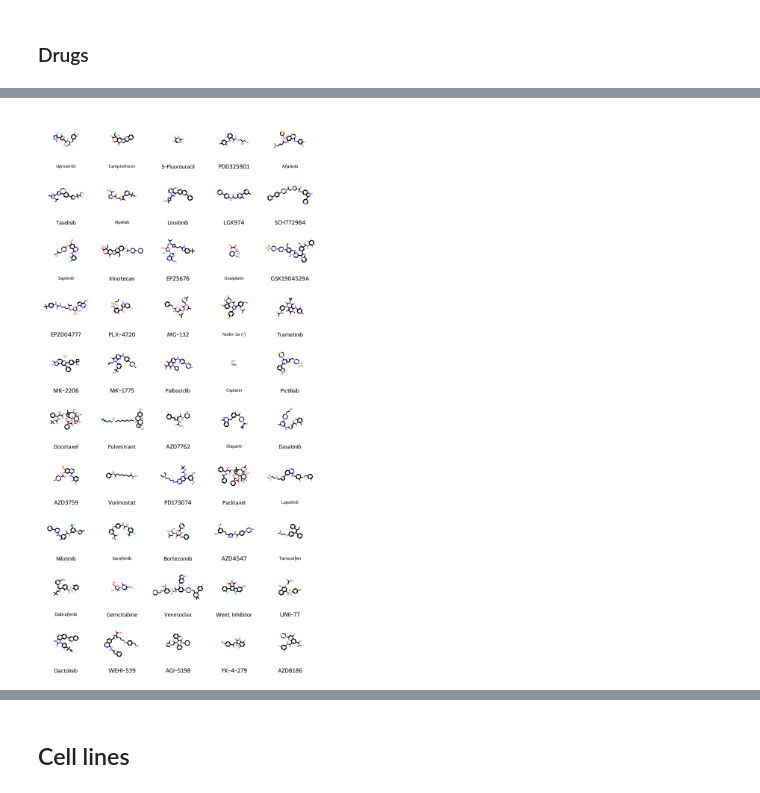
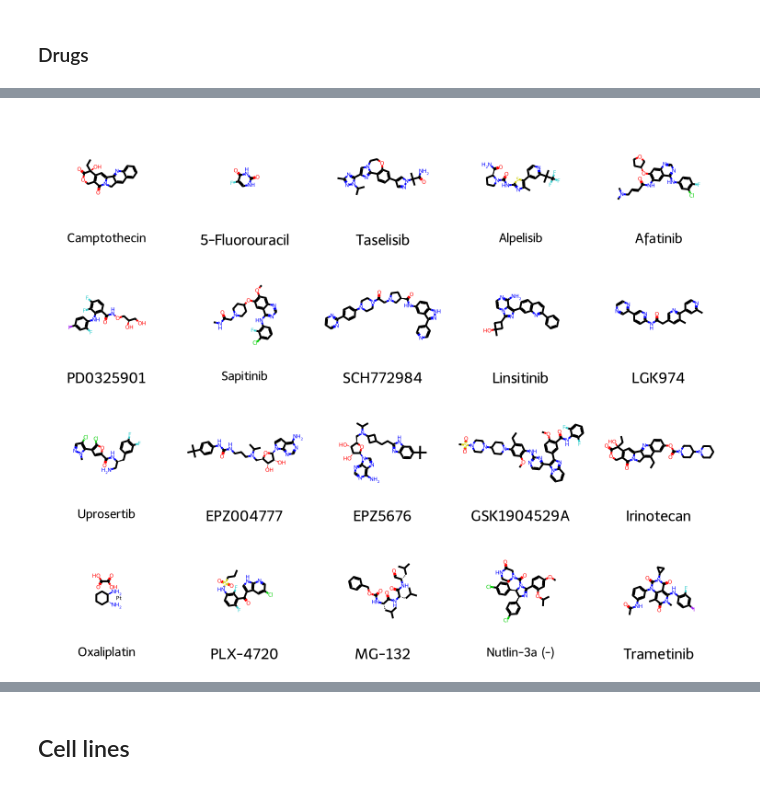
Before and after one commit to paulo-seixal/drug_sensitivity, a Jupyter notebook: exploration.ipynb, the cells around one changed output, grey strips where cells are left out. Saved outputs shown, nothing was run; the diff lists cells and outputs as text; code cells hidden in the pictures.

```diff
--- a/exploration.ipynb
+++ b/exploration.ipynb
@@ -6,3 +7,4 @@ import pandas as pd
 # %%
 #import data
-df = pd.read_pickle('data/gdsc2.pkl')
+data = DrugRes(name = 'GDSC2')
+df = data.get_data()
@@ -110,0 +124,4 @@ there are 1348 combinations that are duplicated, but with different results for
+# %%
+#remove duplicates
+df = df.drop_duplicates(subset=['Drug_ID', 'Cell Line_ID'], keep='first')
+df.shape
@@ -113,5 +149,6 @@ there are 1348 combinations that are duplicated, but with different results for
 # %%
 from rdkit.Chem import PandasTools
 # %%
-drugs = df.groupby('ID1').agg({'X1': 'first', 'ID1': 'count', 'Y': 'mean'}).rename(columns={'ID1': 'Count', 'Y': 'Mean_Y'}).reset_index()
+drugs = df.groupby('Drug_ID').agg({'Drug': 'first', 'Drug_ID': 'count', 'Y': 'mean'}).rename(columns={'Drug_ID': 'Count', 'Y': 'Mean_Y'}).reset_index()
 drugs = drugs.sort_values(by='Count', ascending=False)
+drugs.head()
@@ -120,2 +164,2 @@ PandasTools.AddMoleculeColumnToFrame(drugs,'X1')
 # %%
-top_50_drugs = drugs.head(50)
+top_20_drugs = drugs.head(20)
@@ -142,6 +200,6 @@ top_50_drugs
 # %%
-PandasTools.FrameToGridImage(top_50_drugs,column= 'ROMol', molsPerRow=5,subImgSize=(150,150),legendsCol='ID1')
+PandasTools.FrameToGridImage(top_20_drugs,column= 'ROMol', molsPerRow=5,subImgSize=(150,150),legendsCol='Drug_ID')
 # %% [output]
-[figure, old version]
+[figure, new version]
 # %%
 drugs = drugs.sort_values(by='Mean_Y', ascending=False)
```
Also changed, not shown: parts of 36 cells of this notebook.
